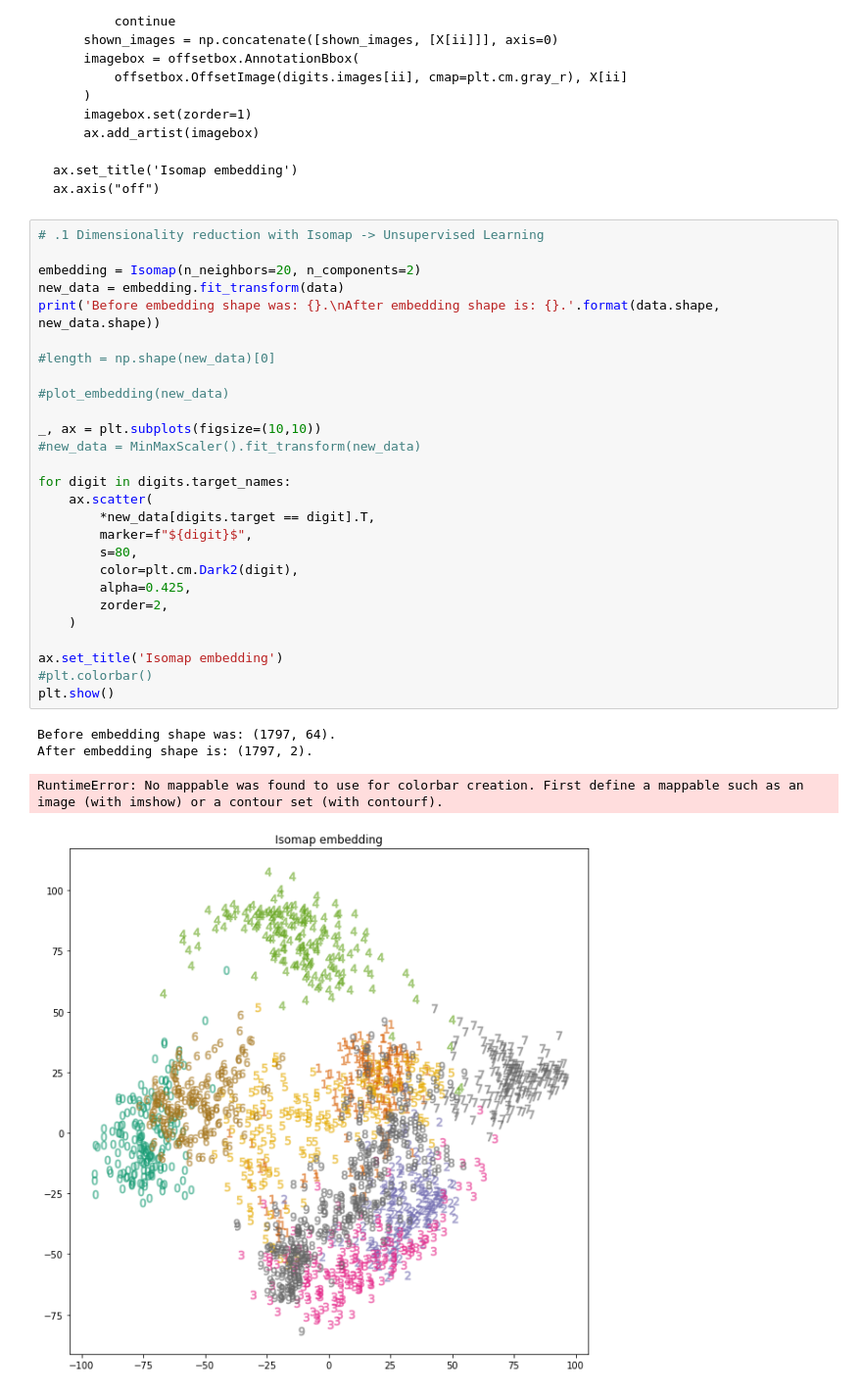
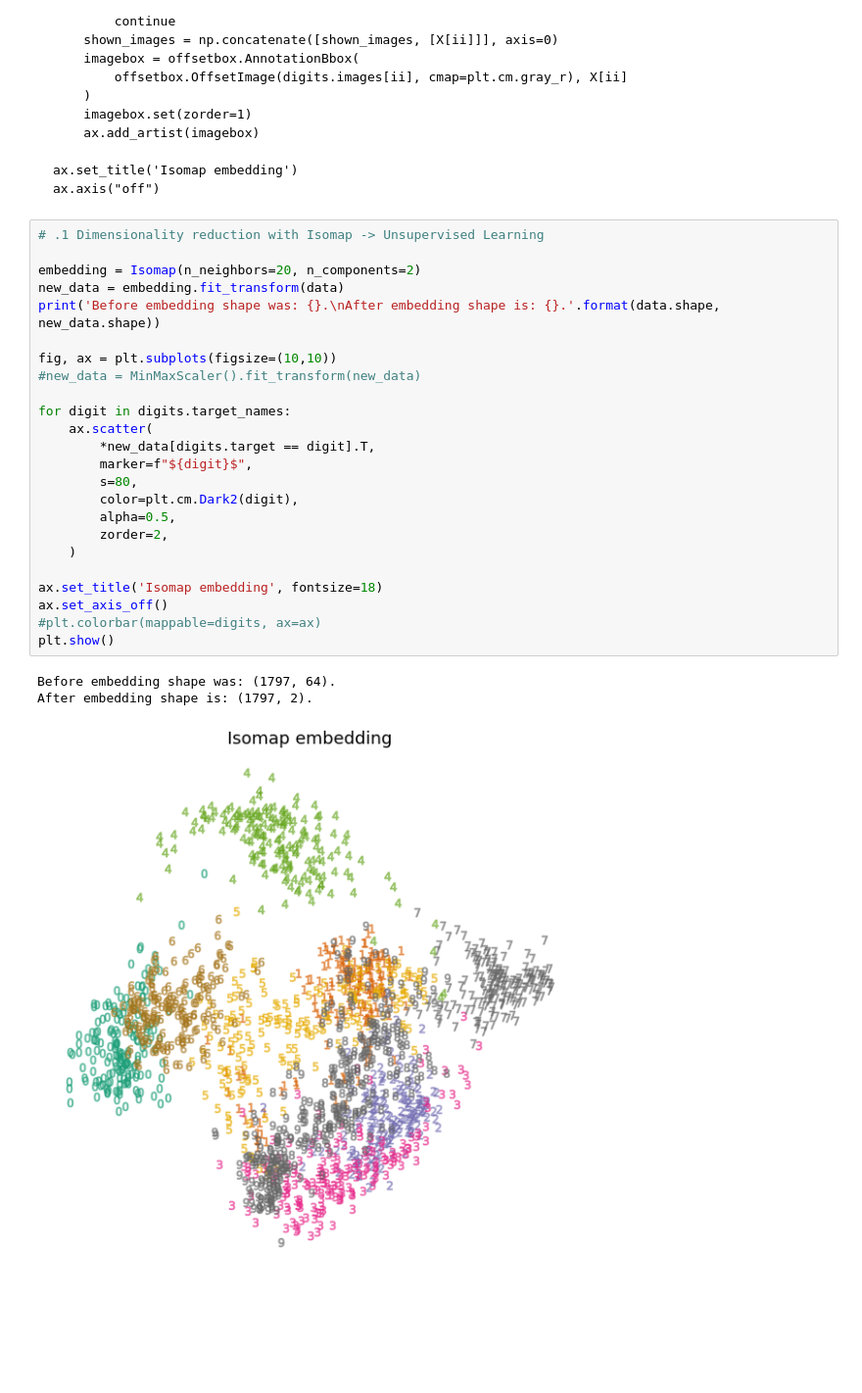
Before and after one commit to olli-e-benji/Astrostatistics-and-Machine-Learning-2023, a Jupyter notebook: working/L13_HandwrittenDigits.ipynb, the cells around one changed output. Shown at 98% size. Saved outputs shown, nothing was run; the diff lists cells and outputs as text; blank space fills up the shorter version.

```diff
--- a/working/L13_HandwrittenDigits.ipynb
+++ b/working/L13_HandwrittenDigits.ipynb
@@ -60,13 +57,9 @@ def plot_embedding(X):
 
 embedding = Isomap(n_neighbors=20, n_components=2)
 new_data = embedding.fit_transform(data)
-print('Before embedding shape was: {}.\nAfter embedding shape is: {}.'.format(data.shape, new_data.shape))
+print('Before embedding shape was: {}.\nAfter embedding shape is: {}.'.format(data.shape, new_data.shape))
 
-#length = np.shape(new_data)[0]
-
-#plot_embedding(new_data)
-
-_, ax = plt.subplots(figsize=(10,10))
+fig, ax = plt.subplots(figsize=(10,10))
 #new_data = MinMaxScaler().fit_transform(new_data)
 
 for digit in digits.target_names:
@@ -75,12 +68,13 @@ for digit in digits.target_names:
         marker=f"${digit}$",
         s=80,
         color=plt.cm.Dark2(digit),
-        alpha=0.425,
+        alpha=0.5,
         zorder=2,
     )
 
-ax.set_title('Isomap embedding')
-#plt.colorbar()
+ax.set_title('Isomap embedding', fontsize=18)
+ax.set_axis_off()
+#plt.colorbar(mappable=digits, ax=ax)
 plt.show()
 # %% [output]
 Before embedding shape was: (1797, 64).
@@ -88,5 +82,4 @@ After embedding shape is: (1797, 2).
-RuntimeError: No mappable was found to use for colorbar creation. First define a mappable such as an image (with imshow) or a contour set (with contourf).
-[figure, old version]
+[figure, new version]
 # %%
 # .2 Classification with linear regression -> Supervised Learning
 
```
Also changed, not shown: parts of 3 cells of this notebook.
